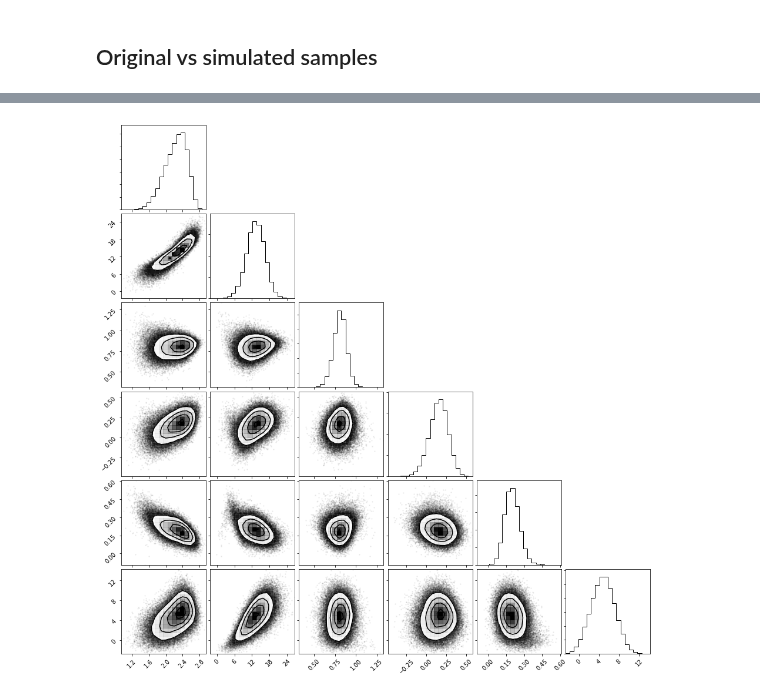
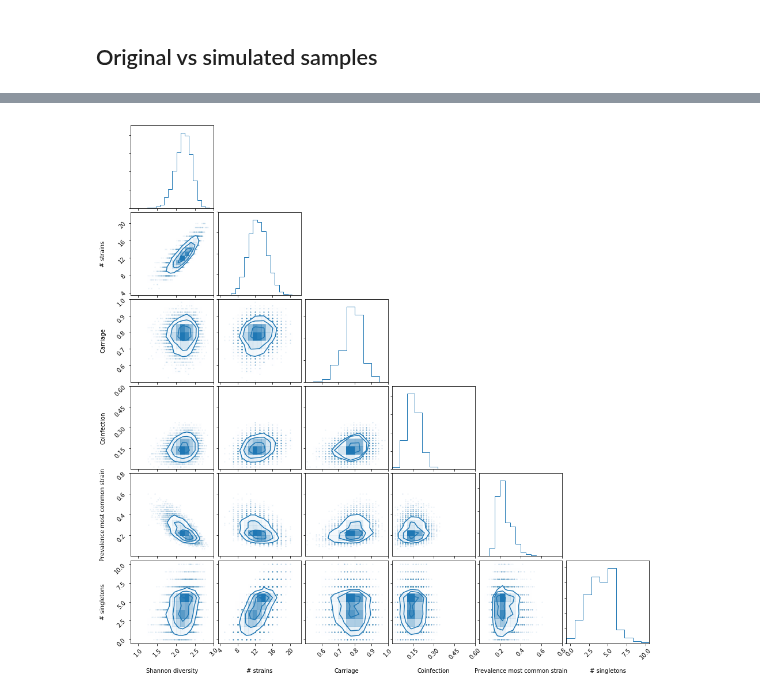
Before and after one commit to johannbrehmer/goldmine, a Jupyter notebook: goldmine/evaluation/epidemiology_performance.ipynb, the cells around one changed output, grey strips where cells are left out. Cells and saved outputs as stored; diff of their text form; code cells hidden in the pictures.

```diff
--- a/goldmine/evaluation/epidemiology_performance.ipynb
+++ b/goldmine/evaluation/epidemiology_performance.ipynb
@@ -135,6 +135,11 @@ plt.show()
 [figure]
 # %% [markdown]
 ## Original vs simulated samples
+# %%
+x_labels=['Shannon diversity', '# strains', 'Carriage',
+        'Coinfection', 'Prevalence most common strain', '# singletons']
+x_ranges = [(0.8,3.0), (3.5,22.5), (0.5, 1.), (0.,0.6), (0.,0.8), (-0.5,10.5)]
+x_bins = [20, 19, 10, 11, 16, 10]
 # %%
-x_simulator = np.load('../data/samples/epidemiology/x_test_singletheta.npy')
-x_maf = np.load('../data/results/epidemiology/maf/samples_from_p_hat.npy')
+x_simulator = np.load('../data/samples/epidemiology/x_test_singletheta.npy')[::10]
+x_maf = np.load('../data/results/epidemiology/maf/samples_from_p_hat_trainingsamplesize_1000.npy')[::10]
@@ -145,4 +146,8 @@ _ = corner.corner(x_simulator)
-# %%
-_ = corner.corner(x_maf)
-# %% [output]
-[figure, removed]
+# %%
+figure = corner.corner(x_simulator,
+                       labels=x_labels,
+                       range=x_ranges,
+                       bins=x_bins,
+                       color='C0')
+# %% [output]
+[figure, added]
```
Also changed, not shown: parts of 2 cells of this notebook, 1 other file.
